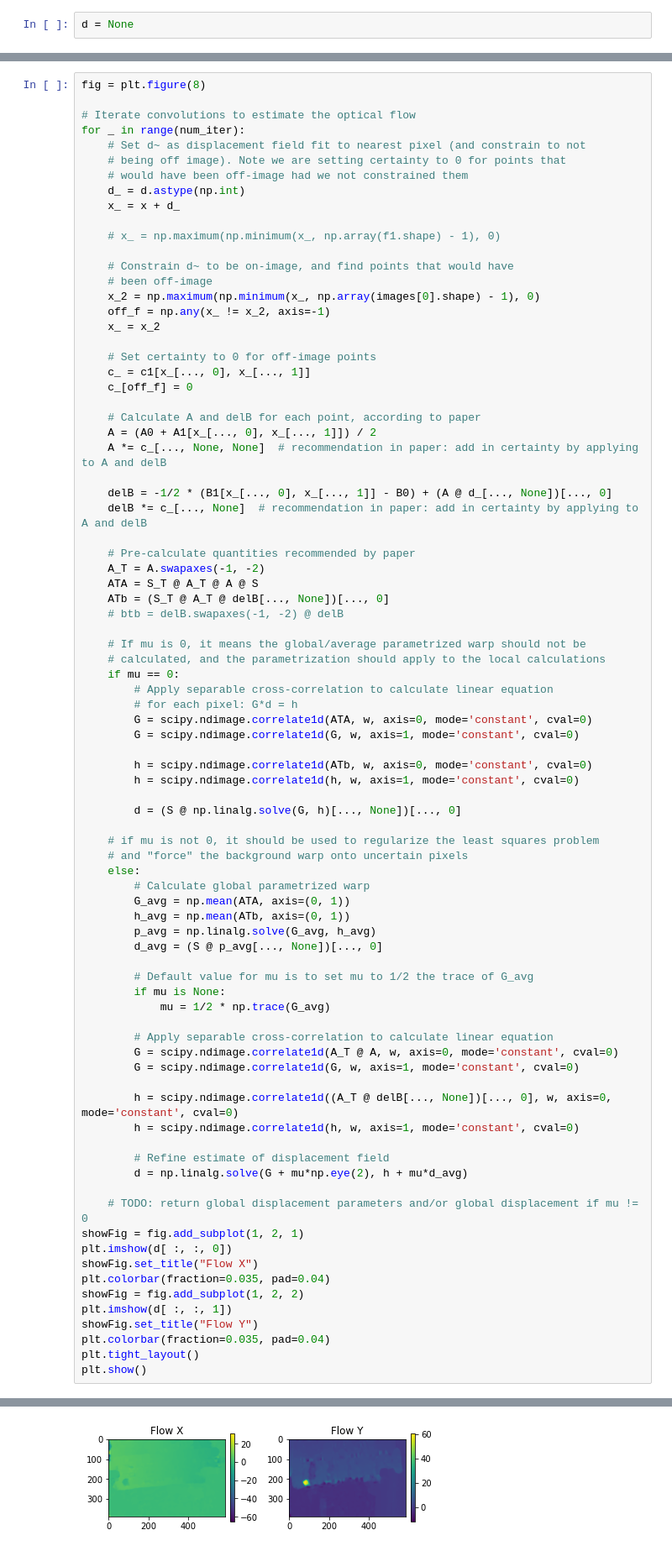
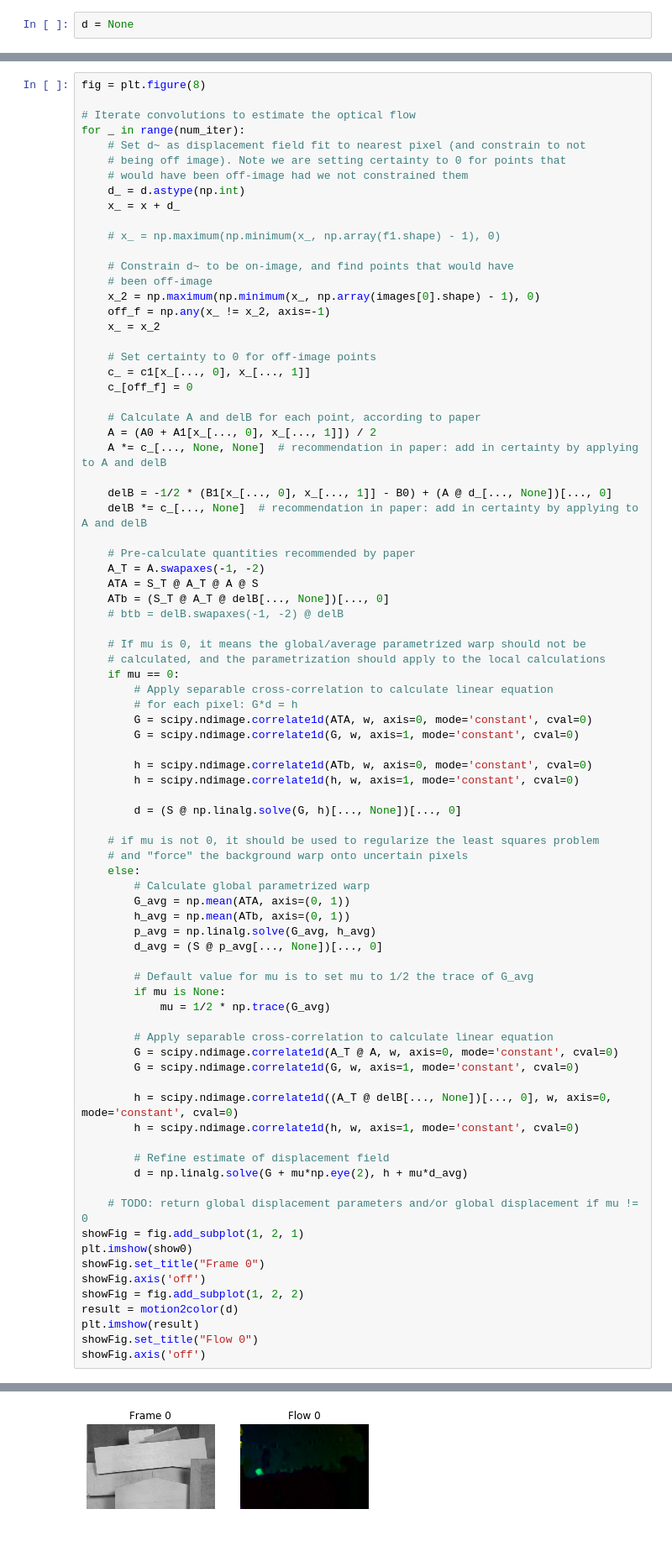
Before and after one commit to gogoalexy/learnOpenCV, a Jupyter notebook: farneback.ipynb, the cells around one changed output, grey strips where cells are left out. Shown at 84% size. Drawn from its saved outputs; the diff is of its cells as text.

```diff
--- a/farneback.ipynb
+++ b/farneback.ipynb
@@ -329,13 +329,12 @@ for _ in range(num_iter):
 
     # TODO: return global displacement parameters and/or global displacement if mu != 0
 showFig = fig.add_subplot(1, 2, 1)
-plt.imshow(d[ :, :, 0])
-showFig.set_title("Flow X")
-plt.colorbar(fraction=0.035, pad=0.04)
+plt.imshow(show0)
+showFig.set_title("Frame 0")
+showFig.axis('off')
 showFig = fig.add_subplot(1, 2, 2)
-plt.imshow(d[ :, :, 1])
-showFig.set_title("Flow Y")
-plt.colorbar(fraction=0.035, pad=0.04)
-plt.tight_layout()
-plt.show()
+result = motion2color(d)
+plt.imshow(result)
+showFig.set_title("Flow 0")
+showFig.axis('off')
 # %% [output]
@@ -342 +342 @@ plt.show()
-[figure, old version]
+[figure, new version]
```
Also changed, not shown: parts of 3 cells of this notebook, 1 other file.
